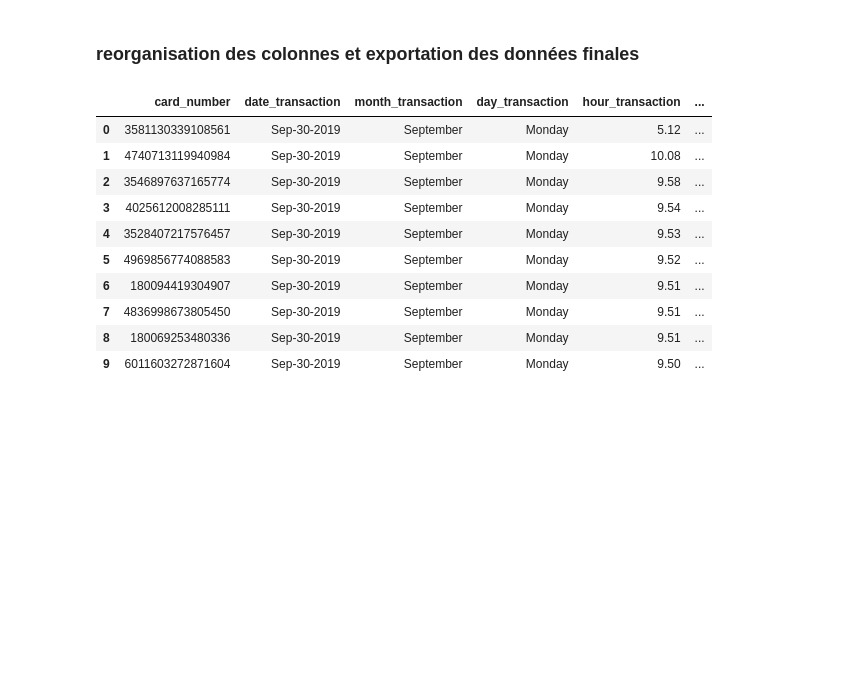
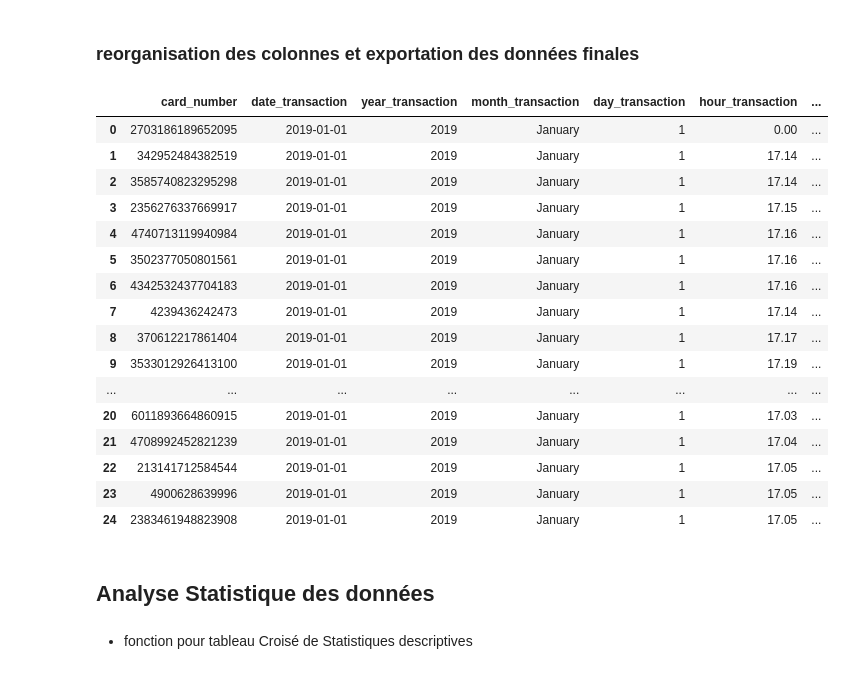
Before and after one commit to Fantaisika/Projet_Data_Management, a Jupyter notebook: Exploration.ipynb, the cells around one changed output. Cells and saved outputs as stored; diff of their text form; code cells hidden in the pictures; blank space fills up the shorter version.

Commit message:
jour 2 exploration de données

```diff
--- a/Exploration.ipynb
+++ b/Exploration.ipynb
@@ -180,13 +180,16 @@ info(financial_data)
 # mettre la variable trans_date_... au format 'jan-01-2020'
 # avec une nouvelle variable
 
-financial_data['date_transaction'] = (financial_data['trans_date_trans_time']
-                                                   .dt.strftime('%b-%d-%Y'))
+financial_data['date_transaction'] = pd.to_datetime(financial_data['trans_date_trans_time']
+                                                                  .dt.strftime('%d-%b-%Y'))
 
 # Extraire des informations sur la transaction : jour, mois, heure
 
+financial_data['year_transaction'] = (financial_data['trans_date_trans_time']
+                                                   .dt.year)
+
 financial_data['day_transaction'] = (financial_data['trans_date_trans_time']
-                                                   .dt.day_name().astype('category'))
+                                                   .dt.day.astype(int))
 
 financial_data['month_transaction'] = (financial_data['trans_date_trans_time']
                                                    .dt.month_name().astype('category'))
@@ -282,26 +255,37 @@ financial_data.head(5)
 # %%
 # Réorganisation des columns
 
 financial_data.rename(columns={'category':'business_sector',
-                               'cc_num':'card_number'}, inplace = True)
+                               'cc_num':'card_number',
+                               'amt':'amount_USD'}, inplace = True)
 
-list_vars = ['card_number', 'date_transaction', 'month_transaction',
-             'day_transaction', 'hour_transaction', 'moment_transaction',
+list_vars = ['card_number', 'date_transaction','year_transaction' ,'month_transaction',
+             'day_transaction', 'hour_transaction', 'moment_transaction','amount_USD',
              'fullname', 'gender', 'age', 'group_age', 'job', 'business_sector',
              'city', 'city_pop', 'state', 'lat', 'long', 'is_fraud', 'trans_num']
 
 financial_data[list_vars].sort_values(by = 'date_transaction',
-                                      ascending = False,
-                                      ignore_index=True).head(10)
+                                      ascending = True,
+                                      ignore_index=True).head(25)
 # %% [output]
-|  | card_number | date_transaction | month_transaction | day_transaction | hour_transaction | ... |
-| 0 | 3581130339108561 | Sep-30-2019 | September | Monday | 5.12 | ... |
-| 1 | 4740713119940984 | Sep-30-2019 | September | Monday | 10.08 | ... |
-| 2 | 3546897637165774 | Sep-30-2019 | September | Monday | 9.58 | ... |
-| 3 | 4025612008285111 | Sep-30-2019 | September | Monday | 9.54 | ... |
-| 4 | 3528407217576457 | Sep-30-2019 | September | Monday | 9.53 | ... |
-| 5 | 4969856774088583 | Sep-30-2019 | September | Monday | 9.52 | ... |
-| 6 | 180094419304907 | Sep-30-2019 | September | Monday | 9.51 | ... |
-| 7 | 4836998673805450 | Sep-30-2019 | September | Monday | 9.51 | ... |
-| 8 | 180069253480336 | Sep-30-2019 | September | Monday | 9.51 | ... |
-| 9 | 6011603272871604 | Sep-30-2019 | September | Monday | 9.50 | ... |
+|  | card_number | date_transaction | year_transaction | month_transaction | day_transaction | hour_transaction | ... |
+| 0 | 2703186189652095 | 2019-01-01 | 2019 | January | 1 | 0.00 | ... |
+| 1 | 342952484382519 | 2019-01-01 | 2019 | January | 1 | 17.14 | ... |
+| 2 | 3585740823295298 | 2019-01-01 | 2019 | January | 1 | 17.14 | ... |
+| 3 | 2356276337669917 | 2019-01-01 | 2019 | January | 1 | 17.15 | ... |
+| 4 | 4740713119940984 | 2019-01-01 | 2019 | January | 1 | 17.16 | ... |
+| 5 | 3502377050801561 | 2019-01-01 | 2019 | January | 1 | 17.16 | ... |
+| 6 | 4342532437704183 | 2019-01-01 | 2019 | January | 1 | 17.16 | ... |
+| 7 | 4239436242473 | 2019-01-01 | 2019 | January | 1 | 17.14 | ... |
+| 8 | 370612217861404 | 2019-01-01 | 2019 | January | 1 | 17.17 | ... |
+| 9 | 3533012926413100 | 2019-01-01 | 2019 | January | 1 | 17.19 | ... |
+| ... | ... | ... | ... | ... | ... | ... | ... |
+| 20 | 6011893664860915 | 2019-01-01 | 2019 | January | 1 | 17.03 | ... |
+| 21 | 4708992452821239 | 2019-01-01 | 2019 | January | 1 | 17.04 | ... |
+| 22 | 213141712584544 | 2019-01-01 | 2019 | January | 1 | 17.05 | ... |
+| 23 | 4900628639996 | 2019-01-01 | 2019 | January | 1 | 17.05 | ... |
+| 24 | 2383461948823908 | 2019-01-01 | 2019 | January | 1 | 17.05 | ... |
+# %% [markdown]
+## Analyse Statistique des données
+# %% [markdown]
+- fonction pour tableau Croisé de Statistiques descriptives
```
Also changed, not shown: parts of 6 cells of this notebook.
